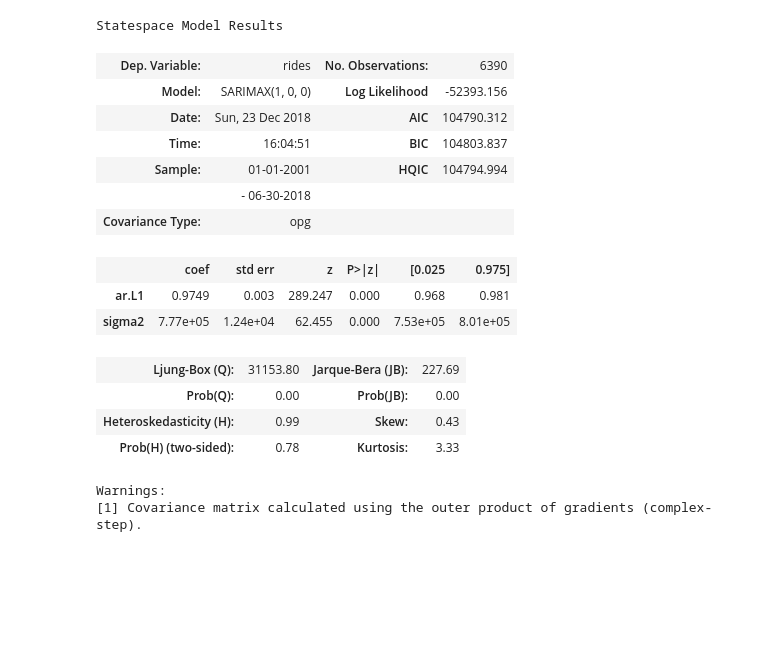
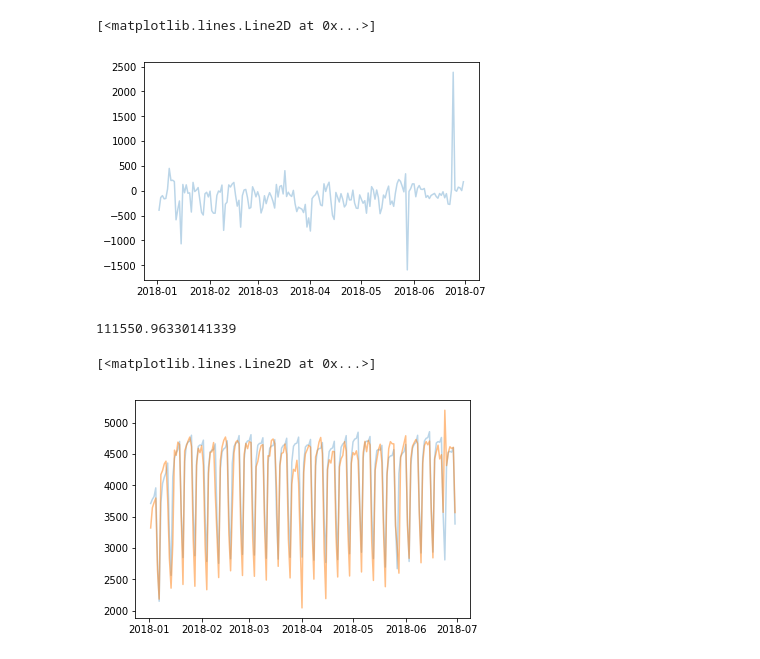
Before and after one commit to donnajobridge/cta, a Jupyter notebook: morse_ts.ipynb, the cells around one changed output. Saved outputs shown, nothing was run; the diff lists cells and outputs as text; code cells hidden in the pictures; blank space fills up the shorter version.

```diff
--- a/morse_ts.ipynb
+++ b/morse_ts.ipynb
@@ -72 +93,4 @@ forecast[['ds', 'yhat', 'yhat_lower', 'yhat_upper']].tail()
+# %%
+forecast['y']=df['y']
+forecast['residuals']=forecast['y']-forecast['yhat']
 # %%
@@ -106,21 +99,0 @@ results = mod.fit()
-# %%
-dir(results)
-results.summary()
-# %% [output]
-Statespace Model Results
-| Dep. Variable: | rides | No. Observations: | 6390 |
-| Model: | SARIMAX(1, 0, 0) | Log Likelihood | -52393.156 |
-| Date: | Sun, 23 Dec 2018 | AIC | 104790.312 |
-| Time: | 16:04:51 | BIC | 104803.837 |
-| Sample: | 01-01-2001 | HQIC | 104794.994 |
-|  | - 06-30-2018 |  |  |
-| Covariance Type: | opg |  |  |
-|  | coef | std err | z | P>|z| | [0.025 | 0.975] |
-| ar.L1 | 0.9749 | 0.003 | 289.247 | 0.000 | 0.968 | 0.981 |
-| sigma2 | 7.77e+05 | 1.24e+04 | 62.455 | 0.000 | 7.53e+05 | 8.01e+05 |
-| Ljung-Box (Q): | 31153.80 | Jarque-Bera (JB): | 227.69 |
-| Prob(Q): | 0.00 | Prob(JB): | 0.00 |
-| Heteroskedasticity (H): | 0.99 | Skew: | 0.43 |
-| Prob(H) (two-sided): | 0.78 | Kurtosis: | 3.33 |
-Warnings:
-[1] Covariance matrix calculated using the outer product of gradients (complex-step).
@@ -144,3 +100,23 @@ arima_df = pd.Dataframe(arima_list)
+# %%
+later_years = forecast[forecast['ds']>date_cutoff]
+# %%
+fig, ax = plt.subplots()
+ax.plot(later_years['ds'], later_years['residuals'], alpha=.3)
+# %% [output]
+[<matplotlib.lines.Line2D at 0x...>]
+[figure, added]
+# %%
+mse = mean_squared_error(later_years['y'], later_years['yhat'])
+# %% [output]
+111550.96330141339
+# %%
+fig, ax = plt.subplots()
+
+ax.plot(later_years['ds'], later_years['yhat'], alpha=.3)
+ax.plot(later_years['ds'], later_years['y'], alpha=.5)
+# %% [output]
+[<matplotlib.lines.Line2D at 0x...>]
+[figure, added]
 # %%
 # plot ridership over time
 def make_time_plot(df, station):
```
Also changed, not shown: parts of 23 cells of this notebook, 16 other files.
